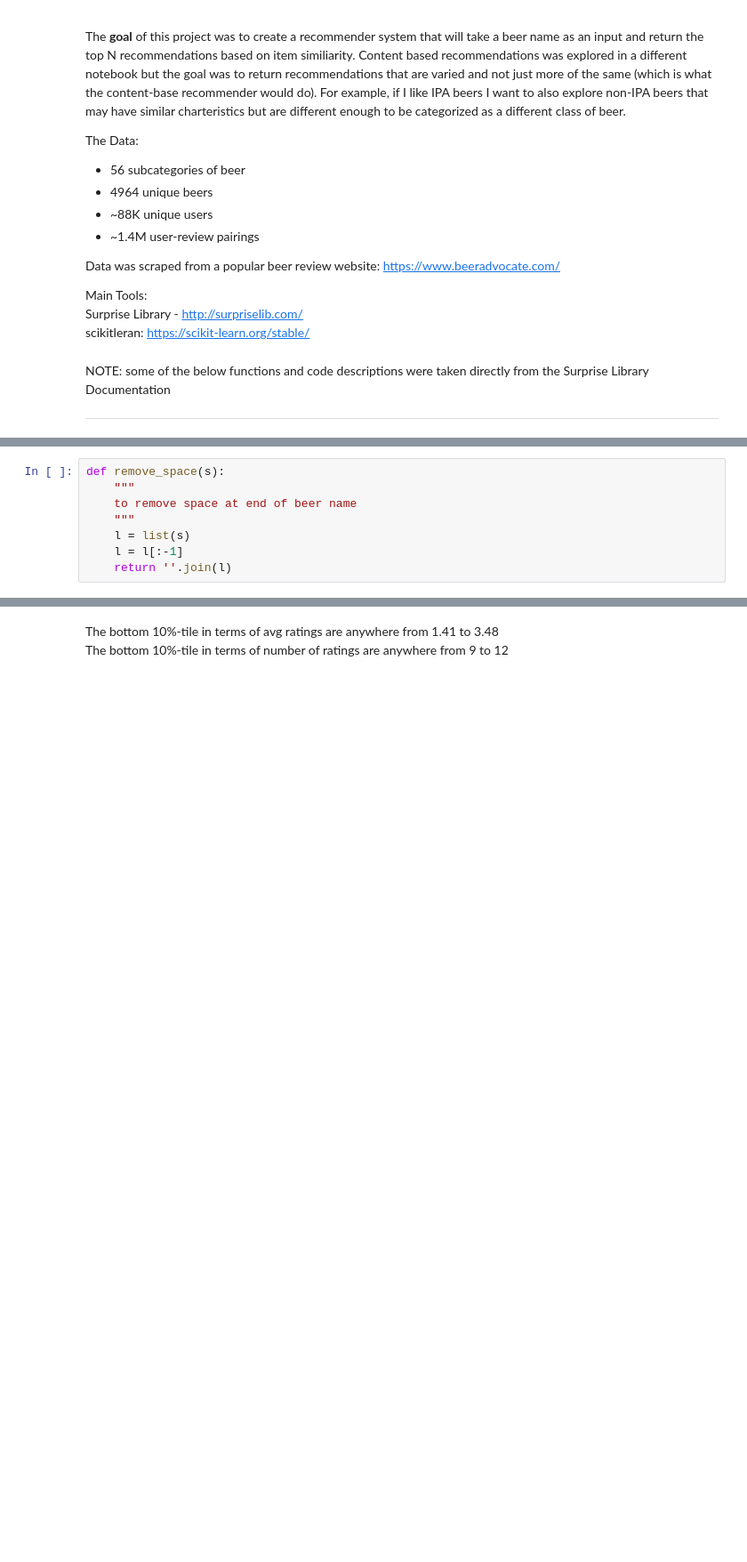
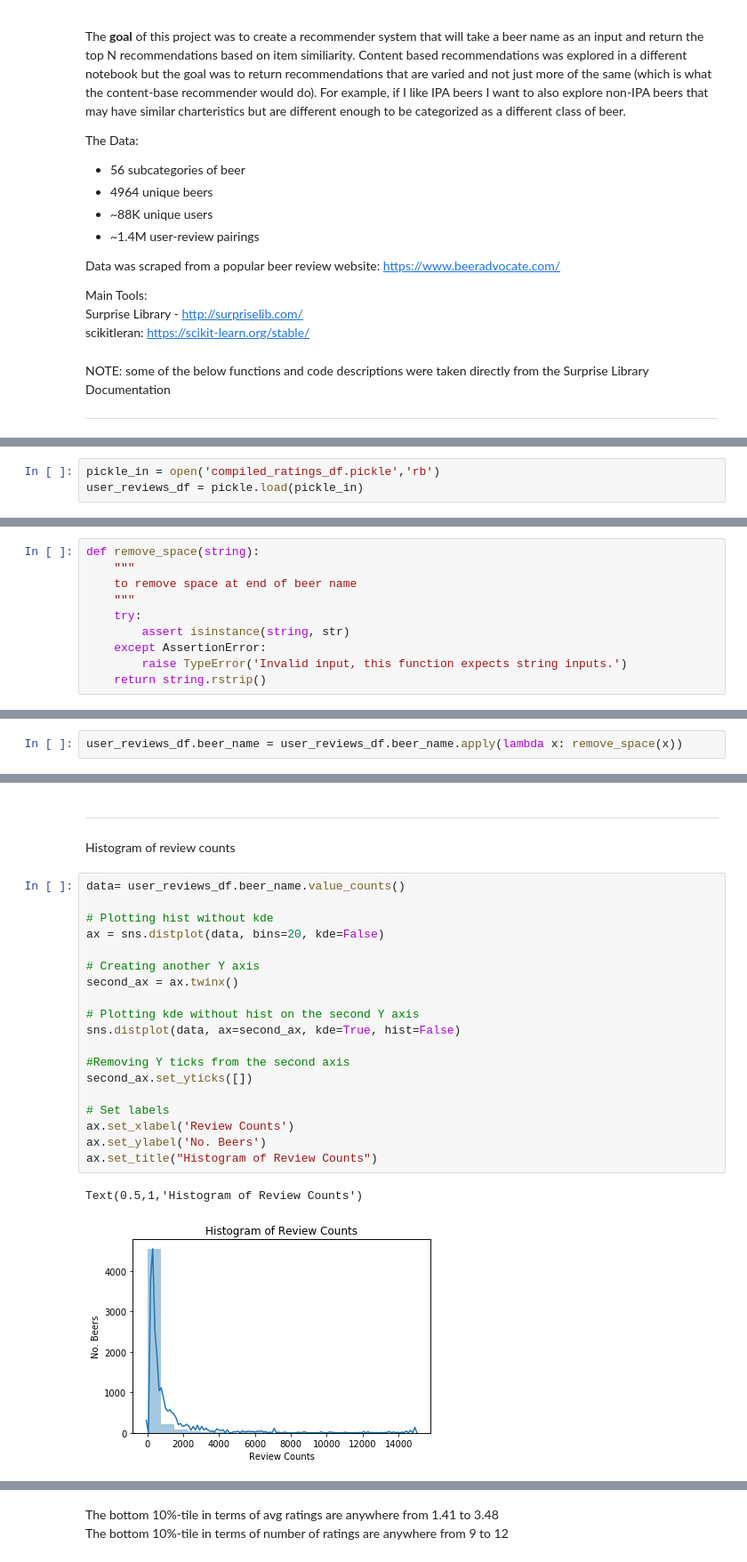
Before and after one commit to mxie87/Beer_Recommender_CF, a Jupyter notebook: BEER_RECOMMENDER_CF.ipynb, the cells around one changed output, grey strips where cells are left out. Shown at 89% size. Cells and saved outputs as stored; diff of their text form; blank space fills up the shorter version.

```diff
--- a/BEER_RECOMMENDER_CF.ipynb
+++ b/BEER_RECOMMENDER_CF.ipynb
@@ -117,8 +21,0 @@ A little bit of cleaning
-# %%
-def remove_space(s):
-    """
-    to remove space at end of beer name
-    """
-    l = list(s)
-    l = l[:-1]
-    return ''.join(l)
@@ -198,0 +64,3 @@ bottom_10_counts
+# %%
+pickle_in = open('compiled_ratings_df.pickle','rb')
+user_reviews_df = pickle.load(pickle_in)
@@ -198,0 +97,10 @@ bottom_10_counts
+# %%
+def remove_space(string):
+    """
+    to remove space at end of beer name
+    """
+    try:
+        assert isinstance(string, str)
+    except AssertionError:
+        raise TypeError('Invalid input, this function expects string inputs.')
+    return string.rstrip()
@@ -198,0 +109,2 @@ bottom_10_counts
+# %%
+user_reviews_df.beer_name = user_reviews_df.beer_name.apply(lambda x: remove_space(x))
@@ -198,0 +140,26 @@ bottom_10_counts
+# %% [markdown]
+---
+
+Histogram of review counts
+# %%
+data= user_reviews_df.beer_name.value_counts()
+
+# Plotting hist without kde
+ax = sns.distplot(data, bins=20, kde=False)
+
+# Creating another Y axis
+second_ax = ax.twinx()
+
+# Plotting kde without hist on the second Y axis
+sns.distplot(data, ax=second_ax, kde=True, hist=False)
+
+#Removing Y ticks from the second axis
+second_ax.set_yticks([])
+
+# Set labels
+ax.set_xlabel('Review Counts')
+ax.set_ylabel('No. Beers')
+ax.set_title("Histogram of Review Counts")
+# %% [output]
+Text(0.5,1,'Histogram of Review Counts')
+[figure, added]
```
Also changed, not shown: parts of 93 cells of this notebook.
